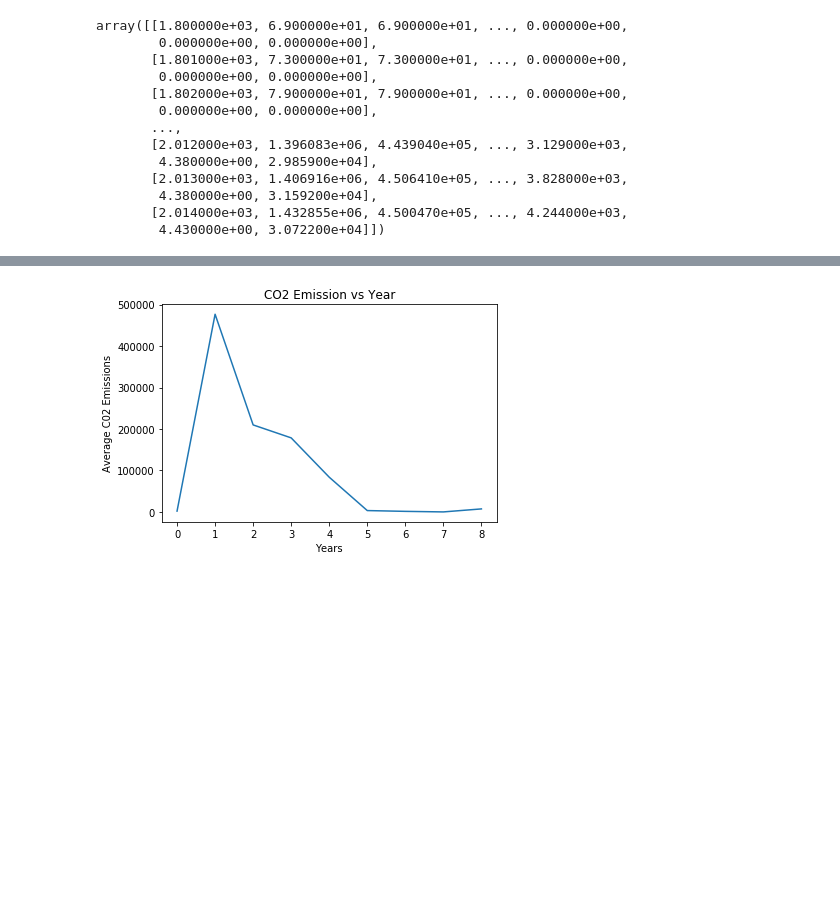
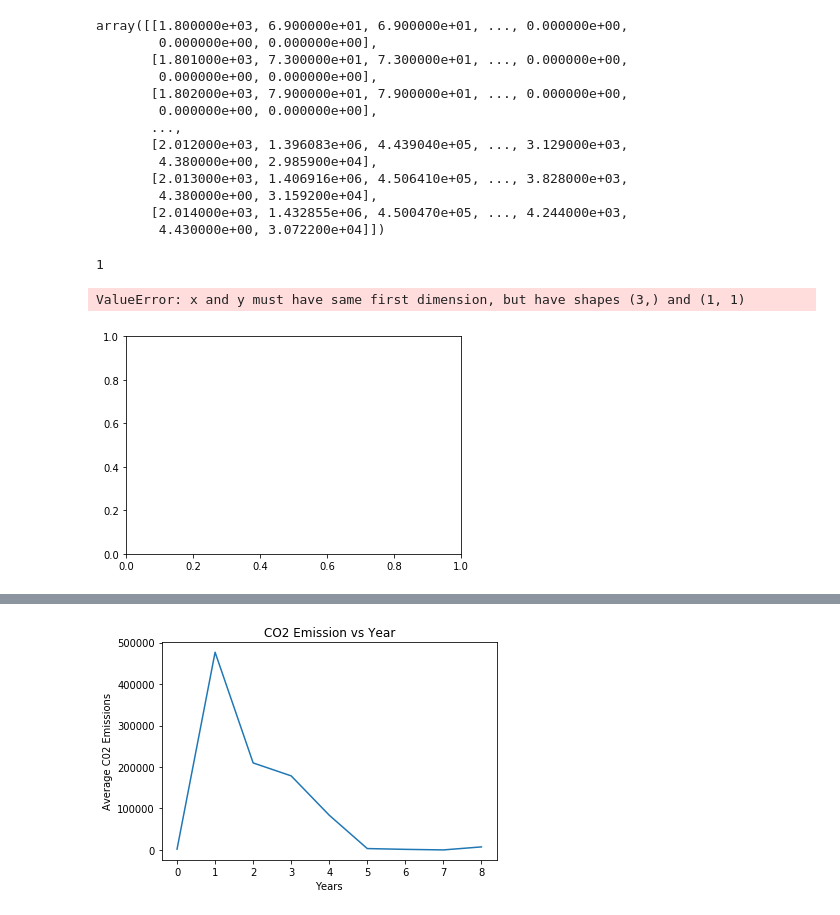
Before and after one commit to alexphu1230/eeb-c177-project, a Jupyter notebook: analysis/functions-analyses-week-6.ipynb, the cells around one changed output, grey strips where cells are left out. Saved outputs shown, nothing was run; the diff lists cells and outputs as text; code cells hidden in the pictures; blank space fills up the shorter version.

```diff
--- a/analysis/functions-analyses-week-6.ipynb
+++ b/analysis/functions-analyses-week-6.ipynb
@@ -46,9 +46,13 @@ array([[1.800000e+03, 6.900000e+01, 6.900000e+01, ..., 0.000000e+00,
        [2.014000e+03, 1.432855e+06, 4.500470e+05, ..., 4.244000e+03,
         4.430000e+00, 3.072200e+04]])
 # %%
-def CO2_Emissions(input_data, total_number_column):
-    CO2_Emissions_total = numpy.sum(input_data[0:,total_number_column])
+def CO2_Emissions():
+    CO2_Emissions_total = numpy.sum([1])
     return CO2_Emissions_total
+# %%
+CO2_Emissions()
+# %% [output]
+1
 # %%
 def plot_year_vs_total_CO2_emissions(name, CO2_Emissions):
     plt.plot([0.5, 1, 10],[CO2_Emissions])
@@ -60,5 +64,10 @@ def plot_year_vs_total_CO2_emissions(name, CO2_Emissions):
     return
 
 #Tried to figure our what the 'EOL while scanning string literal' error was but wasn't sure how to fix it. W
+# %%
+plot_year_vs_total_CO2_emissions([1], [2])
+# %% [output]
+ValueError: x and y must have same first dimension, but have shapes (3,) and (1, 1)
+[figure, added]
 # %%
 data = numpydata_from_csv('Final-Project.csv')
```
Also changed, not shown: parts of 2 cells of this notebook, 43 other files.
